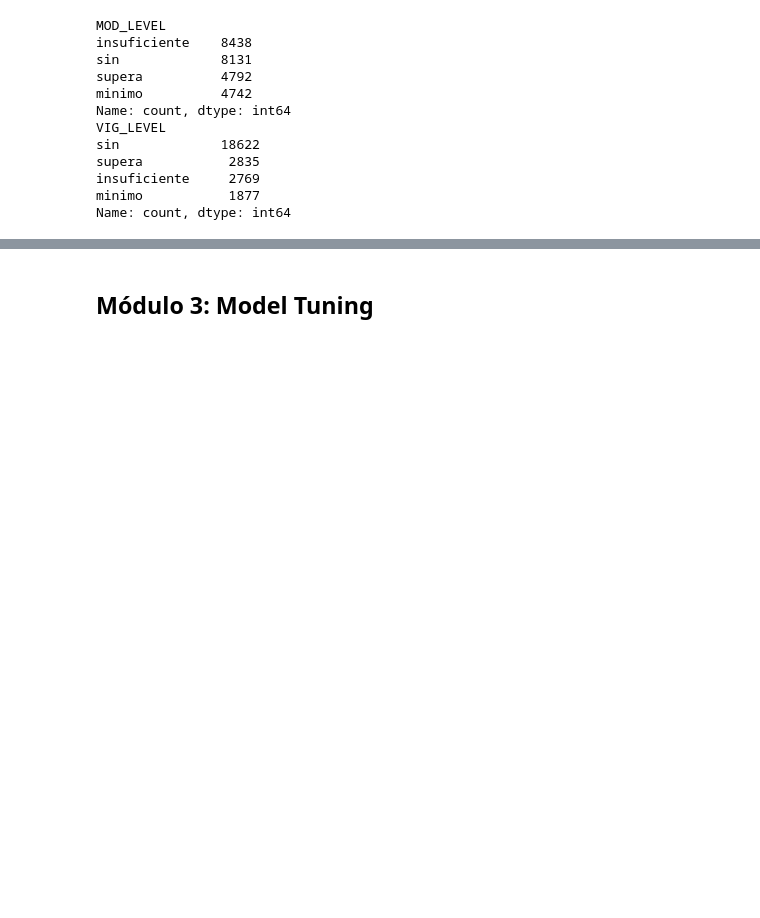
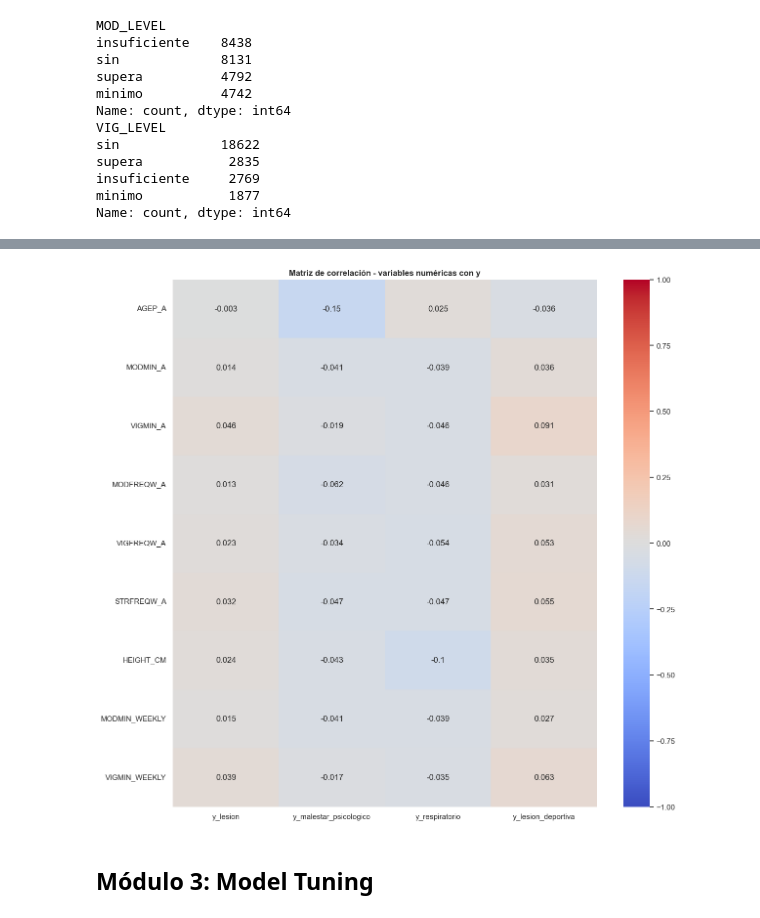
Before and after one commit to anairinac/tfm-wearable-health, a Jupyter notebook: notebooks/notebook.ipynb, the cells around one changed output, grey strips where cells are left out. Drawn from its saved outputs; the diff is of its cells as text; code cells hidden in the pictures; blank space fills up the shorter version.

```diff
--- a/notebooks/notebook.ipynb
+++ b/notebooks/notebook.ipynb
@@ -1661,3 +1695,19 @@ Name: count, dtype: int64
+# %%
+# Correlación numéricas con y
+
+corr_matrix_pearson_y = pd.concat([X_train[numeric_features], y_train[variables_objetivo]], axis=1).corr(method='pearson').loc[numeric_features, variables_objetivo]
+plt.figure(figsize = (14, 14))
+sns.heatmap(
+    corr_matrix_pearson_y,
+    annot = True,
+    vmin = -1,
+    vmax = 1,
+    cmap = "coolwarm"
+)
+plt.title("Matriz de correlación - variables numéricas con y")
+plt.show()
+# %% [output]
+[figure, added]
 # %% [markdown]
 ## Módulo 3: Model Tuning
 # %% [markdown]
```
Also changed, not shown: parts of 55 cells of this notebook.
